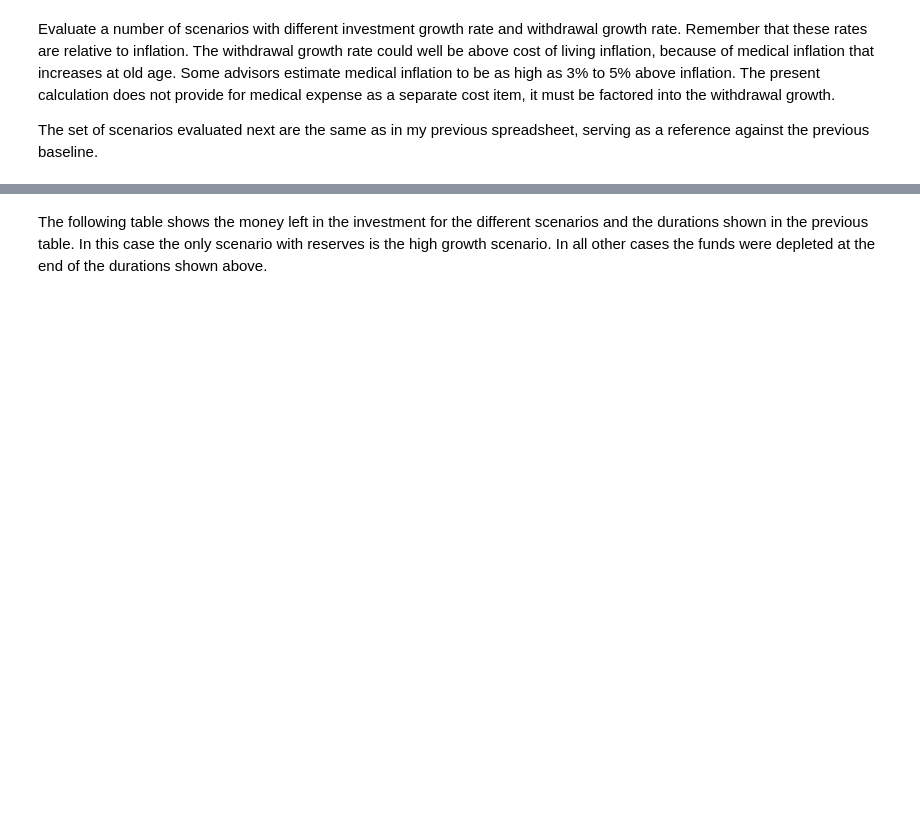
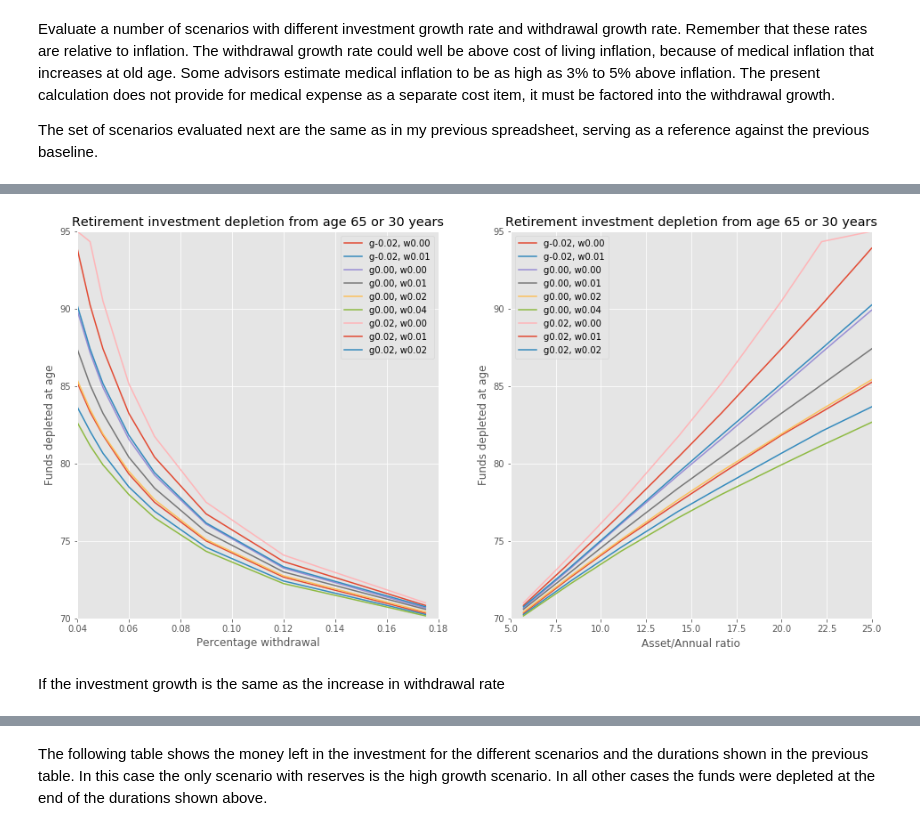
Before and after one commit to NelisW/RetirementPlanning, a Jupyter notebook: PersonalFinancialPlanning.ipynb, the cells around one changed output, grey strips where cells are left out. Cells and saved outputs as stored; diff of their text form; code cells hidden in the pictures; blank space fills up the shorter version.

Commit message:
added more info on stationary retirement plan model

```diff
--- a/PersonalFinancialPlanning.ipynb
+++ b/PersonalFinancialPlanning.ipynb
@@ -98,0 +107,7 @@ np.pmt(rate=0.09/12, nper=5*12, pv=1000000, fv=0, when='end')
+# %%
+years = 30
+monthsperyear = 12
+df = pd.DataFrame()
+df['Interest'] =  pd.Series(np.linspace(1,10,10)).transpose()
+df['Future value'] =  np.fv(df['Interest']/(monthsperyear*100), nper=years*monthsperyear, pmt=0, pv=-1)
+print(df)
@@ -1553,0 +1812,21 @@ display(HTML(dfDuration.to_html()))
+# %%
+
+figsize(16,8)
+fig, axes = plt.subplots(nrows=1, ncols=2)
+for scenario in scenarios:
+    dfSum[dfSum['Scenario']==scenario].plot(x='Withdrawal0',y='Age@End', label=scenario, ax=axes[0])
+    dfSum[dfSum['Scenario']==scenario].plot(x='Ratio',y='Age@End', label=scenario, ax=axes[1])
+
+for i in [0,1]:
+    axes[i].set_title(f"Retirement investment depletion from age 65 or {maxyears} years");
+    axes[i].set_ylabel("Funds depleted at age");
+    axes[i].set_ylim([70,maxyears+retire_age])
+
+axes[0].set_xlabel("Percentage withdrawal");
+axes[1].set_xlabel("Asset/Annual ratio");
+axes[0].set_xlim([0.04,0.18])
+axes[1].set_xlim([5,25]);
+# %% [output]
+[figure, added]
+# %% [markdown]
+If the investment growth is the same as the increase in withdrawal rate
```
Also changed, not shown: parts of 59 cells of this notebook.
